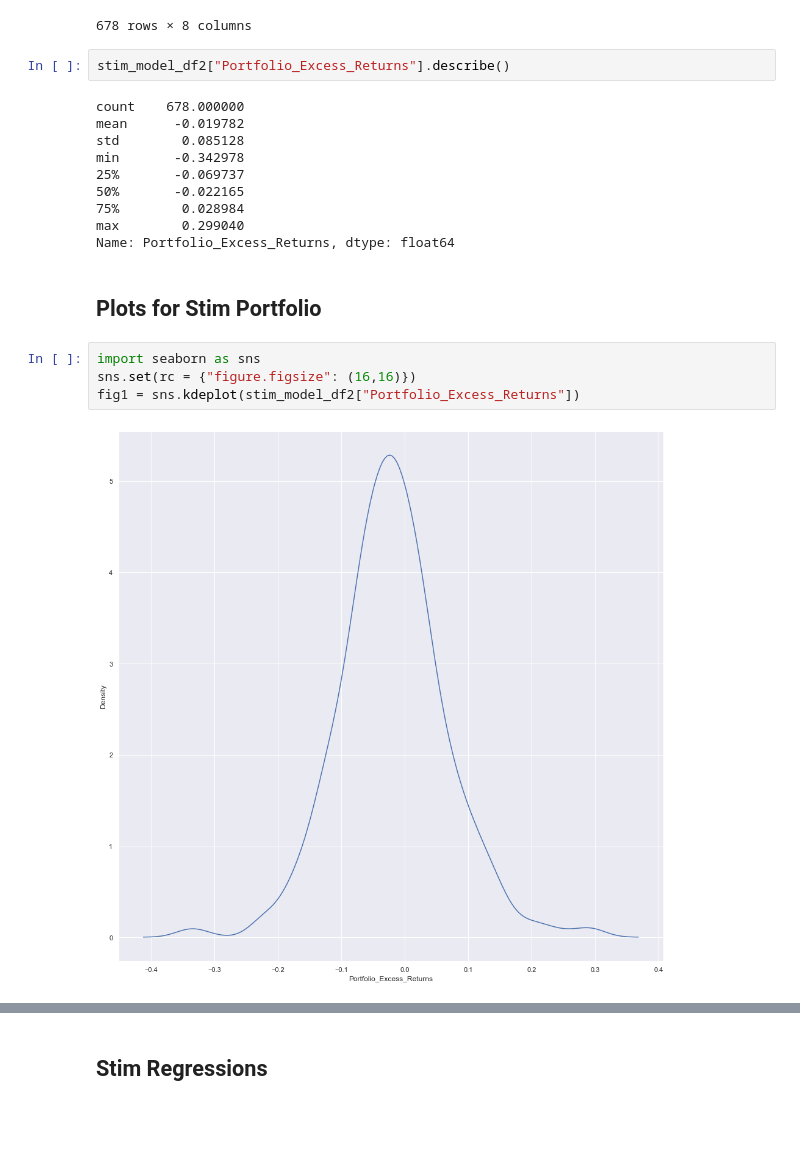
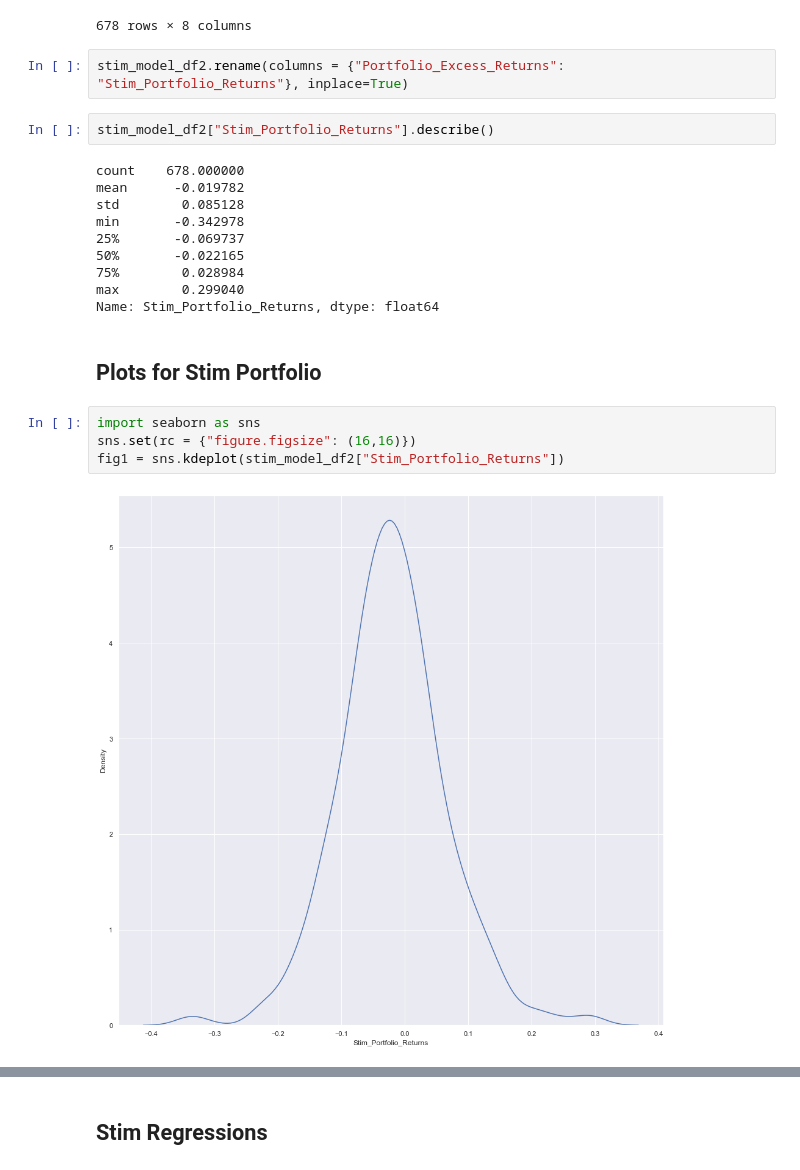
Before and after one commit to statistactics/sin-stocks, a Jupyter notebook: PORTFOLIO_AND_REGRESSIONS.ipynb, the cells around one changed output, grey strips where cells are left out. Drawn from its saved outputs; the diff is of its cells as text; blank space fills up the shorter version.

```diff
--- a/PORTFOLIO_AND_REGRESSIONS.ipynb
+++ b/PORTFOLIO_AND_REGRESSIONS.ipynb
@@ -497,8 +499,10 @@ stim_model_df2
 | 2022-06-30 | -0.057121 | -0.0843 | 0.0209 | -0.0597 | 0.0006 | 0.0079 | -0.057721 | 0 |
 | 2022-07-31 | 0.068411 | 0.0956 | 0.0278 | -0.0408 | 0.0008 | -0.0394 | 0.067611 | 0 |
 678 rows × 8 columns
+# %%
+stim_model_df2.rename(columns = {"Portfolio_Excess_Returns": "Stim_Portfolio_Returns"}, inplace=True)
 # %%
-stim_model_df2["Portfolio_Excess_Returns"].describe()
+stim_model_df2["Stim_Portfolio_Returns"].describe()
 # %% [output]
 count    678.000000
 mean      -0.019782
@@ -508,13 +512,13 @@ min       -0.342978
 50%       -0.022165
 75%        0.028984
 max        0.299040
-Name: Portfolio_Excess_Returns, dtype: float64
+Name: Stim_Portfolio_Returns, dtype: float64
 # %% [markdown]
 ## Plots for Stim Portfolio
 # %%
 import seaborn as sns
 sns.set(rc = {"figure.figsize": (16,16)})
-fig1 = sns.kdeplot(stim_model_df2["Portfolio_Excess_Returns"])
+fig1 = sns.kdeplot(stim_model_df2["Stim_Portfolio_Returns"])
 # %% [output]
-[figure, old version]
+[figure, new version]
 # %%
```
Also changed, not shown: parts of 11 cells of this notebook.
